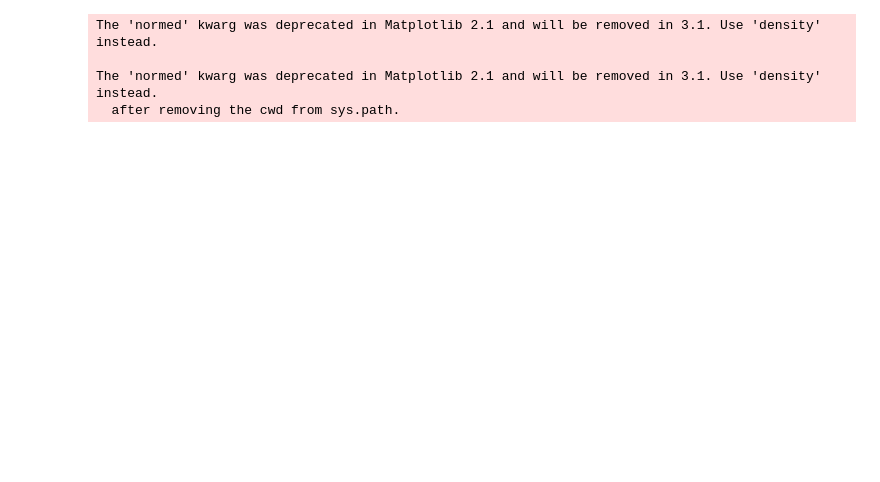
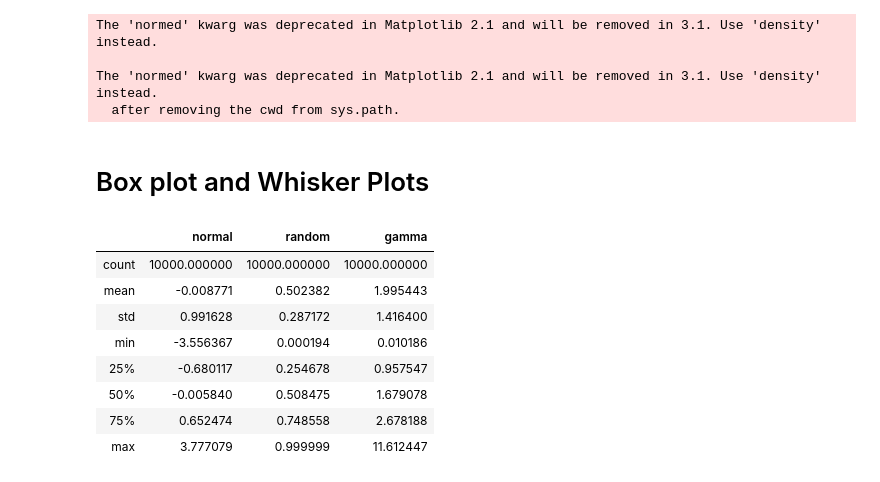
Before and after one commit to abhijitramesh/intro_datascince_university_of_michigan, a Jupyter notebook: Applied_Plotting_Charting_and_data_representation_in_python/week_3/week_3.ipynb, the cells around one changed output. Drawn from its saved outputs; the diff is of its cells as text; code cells hidden in the pictures; blank space fills up the shorter version.

```diff
--- a/Applied_Plotting_Charting_and_data_representation_in_python/week_3/week_3.ipynb
+++ b/Applied_Plotting_Charting_and_data_representation_in_python/week_3/week_3.ipynb
@@ -124,3 +124,28 @@ for ax in [top_histogram, lower_right]:
     ax.set_xlim(0, 1)
 for ax in [side_histogram, lower_right]:
     ax.set_ylim(-5, 5)
+# %% [markdown]
+# Box plot and Whisker Plots
+# %%
+import pandas as pd
+normal_samples = np.random.normal(loc=0.0,scale=1.0,size=10000)
+random_samples = np.random.random(size=10000)
+gamma_samples = np.random.gamma(2,size=10000)
+
+df = pd.DataFrame({
+    'normal': normal_samples,
+    'random': random_samples,
+    'gamma': gamma_samples
+})
+# %%
+df.describe()
+# %% [output]
+|  | normal | random | gamma |
+| count | 10000.000000 | 10000.000000 | 10000.000000 |
+| mean | -0.008771 | 0.502382 | 1.995443 |
+| std | 0.991628 | 0.287172 | 1.416400 |
+| min | -3.556367 | 0.000194 | 0.010186 |
+| 25% | -0.680117 | 0.254678 | 0.957547 |
+| 50% | -0.005840 | 0.508475 | 1.679078 |
+| 75% | 0.652474 | 0.748558 | 2.678188 |
+| max | 3.777079 | 0.999999 | 11.612447 |
```
Also changed, not shown: parts of 6 cells of this notebook.
